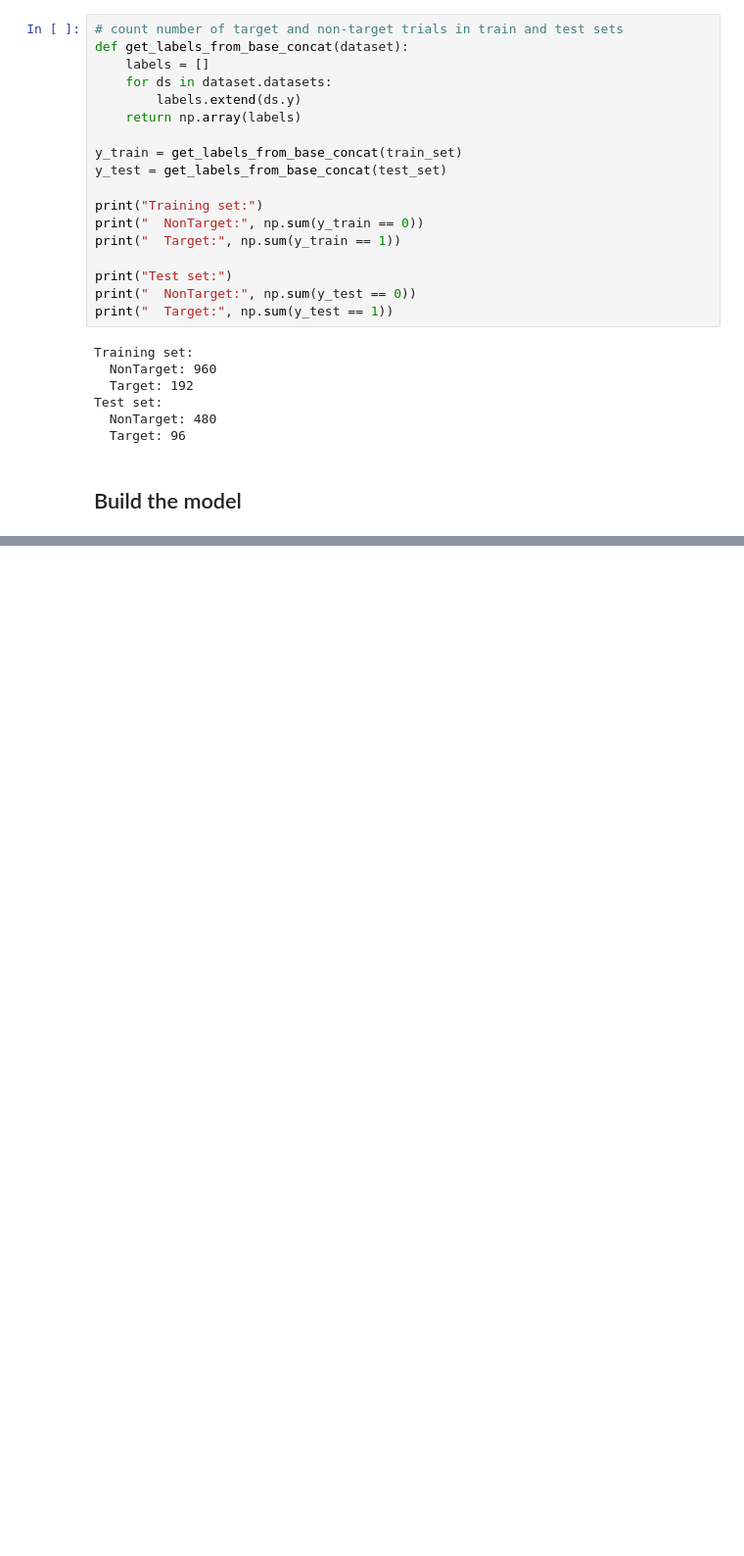
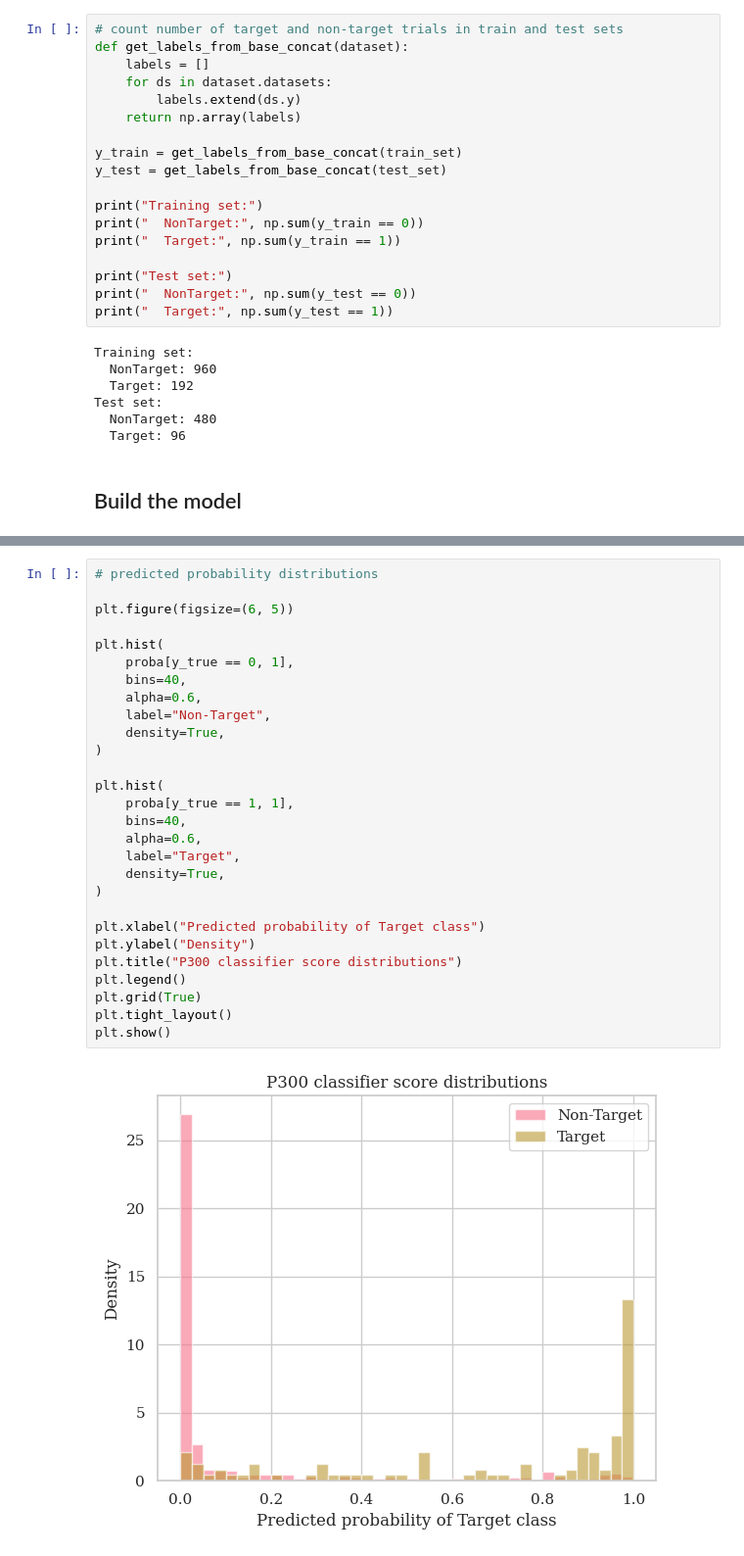
Before and after one commit to stratisvaldo/p300-personalisation-hyperscanning, a Jupyter notebook: Notebook/P300_pipeline_tutorial.ipynb, the cells around one changed output, grey strips where cells are left out. Shown at 98% size. Cells and saved outputs as stored; diff of their text form; blank space fills up the shorter version.

```diff
--- a/Notebook/P300_pipeline_tutorial.ipynb
+++ b/Notebook/P300_pipeline_tutorial.ipynb
@@ -301,0 +762,30 @@ Test set:
+# %%
+# predicted probability distributions
+
+plt.figure(figsize=(6, 5))
+
+plt.hist(
+    proba[y_true == 0, 1],
+    bins=40,
+    alpha=0.6,
+    label="Non-Target",
+    density=True,
+)
+
+plt.hist(
+    proba[y_true == 1, 1],
+    bins=40,
+    alpha=0.6,
+    label="Target",
+    density=True,
+)
+
+plt.xlabel("Predicted probability of Target class")
+plt.ylabel("Density")
+plt.title("P300 classifier score distributions")
+plt.legend()
+plt.grid(True)
+plt.tight_layout()
+plt.show()
+# %% [output]
+[figure, added]
```
Also changed, not shown: parts of 29 cells of this notebook.
